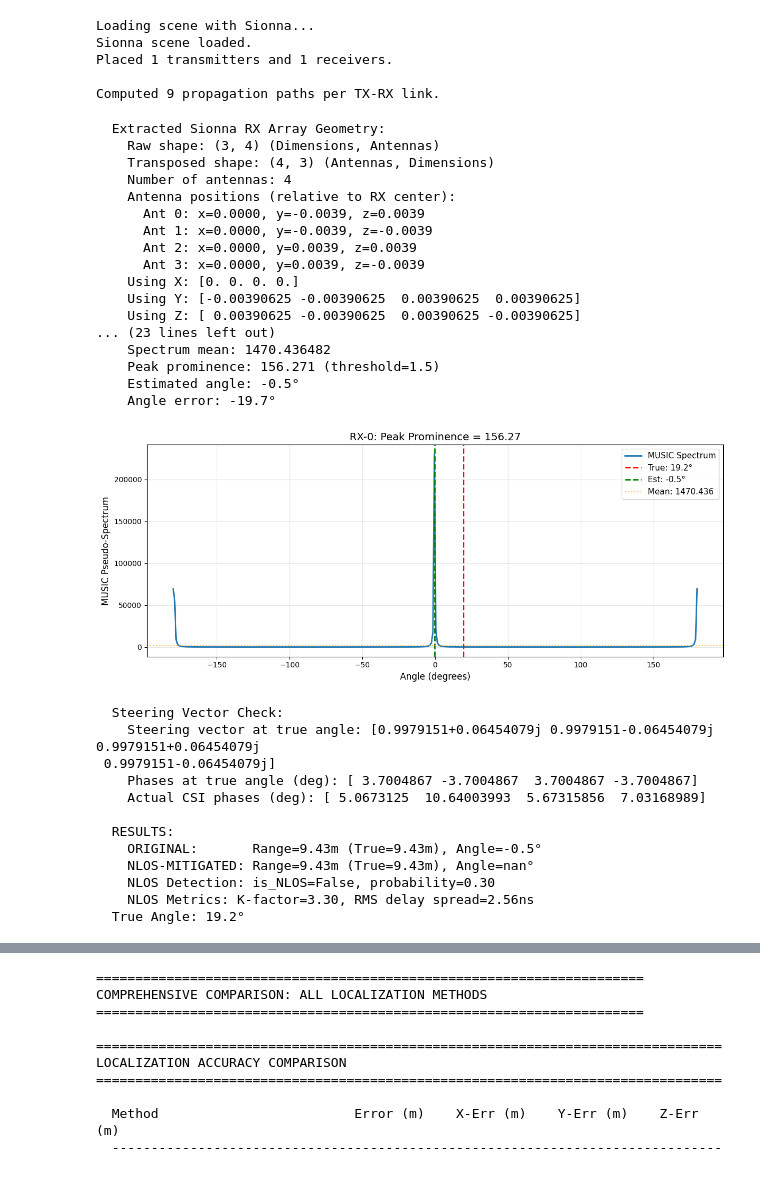
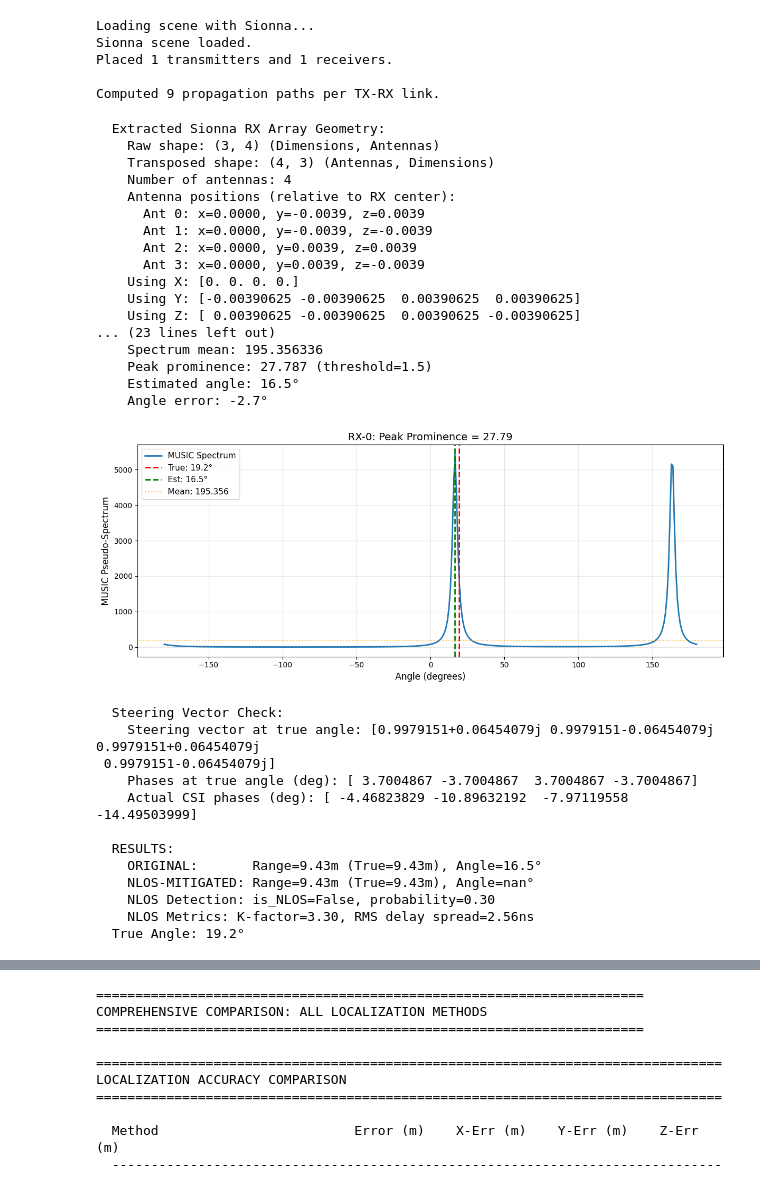
Before and after one commit to DaPhysikist/ECE257A_Project, a Jupyter notebook: sionna_data_gen/full_flow_4.0.0.ipynb, the cells around one changed output, grey strips where cells are left out. Saved outputs shown, nothing was run; the diff lists cells and outputs as text; code cells hidden in the pictures.

```diff
--- a/sionna_data_gen/full_flow_4.0.0.ipynb
+++ b/sionna_data_gen/full_flow_4.0.0.ipynb
@@ -853,20 +853,21 @@ for rx_idx in range(num_rx):
     # =========================================================================
     H_noisy = csi_mimo_ideal.copy()
 
-    H_noisy = add_antenna_offsets(H_noisy, ANTENNA_PHASE_STATIC_STD, ANTENNA_GAIN_STATIC_STD, rng)
-    H_noisy = add_cfo(H_noisy, CFO_PPM, subcarrier_indices, SUBCARRIER_SPACING, rng, CFO_JITTER_PPM)
-    H_noisy = add_snapshot_jitter(H_noisy, SNAPSHOT_PHASE_JITTER_STD, 0.0, rng)
+    # H_noisy = add_antenna_offsets(H_noisy, ANTENNA_PHASE_STATIC_STD, ANTENNA_GAIN_STATIC_STD, rng)
+    # H_noisy = add_cfo(H_noisy, CFO_PPM, subcarrier_indices, SUBCARRIER_SPACING, rng, CFO_JITTER_PPM)
+    # H_noisy = add_snapshot_jitter(H_noisy, SNAPSHOT_PHASE_JITTER_STD, 0.0, rng)
     H_noisy = add_awgn(H_noisy, SNR_DB, rng)
-    final_csi_noisy = quantize_complex(H_noisy, QUANTIZATION_BITS)
+    # final_csi_noisy = quantize_complex(H_noisy, QUANTIZATION_BITS)
+    final_csi_noisy = H_noisy
 
     # =========================================================================
     # 3. APPLY COMPENSATION
     # =========================================================================
     compensated_csi = final_csi_noisy.copy()
 
-    compensated_csi = compensate_cfo(compensated_csi, subcarrier_indices)
-    compensated_csi = compensate_phase_jitter(compensated_csi)
-    compensated_csi = compensate_antenna_offsets(compensated_csi)
+    # compensated_csi = compensate_cfo(compensated_csi, subcarrier_indices)
+    # compensated_csi = compensate_phase_jitter(compensated_csi)
+    # compensated_csi = compensate_antenna_offsets(compensated_csi)
 
     # Get path delays and amplitudes for both methods
     delays = tau_snap[rx_idx, target_tx_idx, :]
@@ -911,9 +912,9 @@ for rx_idx in range(num_rx):
     csi_phases = np.angle(compensated_csi[:, 0])  # First subcarrier
     print(f"    Actual CSI phases (deg): {np.rad2deg(csi_phases)}")
 
-    if peak_prominence < 1.5:
+    if peak_prominence < 3:
         estimated_angle = np.nan
-        print(f"  ⚠️  REJECTED: Peak prominence {peak_prominence:.3f} < 1.5")
+        print(f"  ⚠️  REJECTED: Peak prominence {peak_prominence:.3f} < 3")
 
     estimated_range = range_estimator.estimate_range_from_cir(delays, amplitudes)
 
@@ -931,46 +932,46 @@ for rx_idx in range(num_rx):
     if nlos_peak_prominence < 2: nlos_angle = np.nan
 
     nlos_range, is_nlos, nlos_prob = enhanced_range_estimator.estimate_range_nlos_mitigated(delays, amplitudes)
     _, _, nlos_metrics = enhanced_range_estimator.detect_nlos(delays, amplitudes)
 
     all_nlos_mitigated_ranges.append(nlos_range)
     all_nlos_mitigated_angles.append(float(nlos_angle))
     all_nlos_probabilities.append(nlos_prob)
 
     # Print comparison
     print(f"\n  RESULTS:")
     print(f"    ORIGINAL:       Range={estimated_range:.2f}m (True={true_range:.2f}m), Angle={np.rad2deg(estimated_angle):.1f}°")
     print(f"    NLOS-MITIGATED: Range={nlos_range:.2f}m (True={true_range:.2f}m), Angle={np.rad2deg(nlos_angle):.1f}°")
     print(f"    NLOS Detection: is_NLOS={is_nlos}, probability={nlos_prob:.2f}")
     print(f"    NLOS Metrics: K-factor={nlos_metrics['k_factor']:.2f}, RMS delay spread={nlos_metrics['rms_delay_spread']*1e9:.2f}ns")
     print(f"  True Angle: {np.rad2deg(true_angle):.1f}°")
 # %% [output]
   Extracted Sionna RX Array Geometry:
     Raw shape: (3, 4) (Dimensions, Antennas)
     Transposed shape: (4, 3) (Antennas, Dimensions)
     Number of antennas: 4
     Antenna positions (relative to RX center):
       Ant 0: x=0.0000, y=-0.0039, z=0.0039
       Ant 1: x=0.0000, y=-0.0039, z=-0.0039
       Ant 2: x=0.0000, y=0.0039, z=0.0039
       Ant 3: x=0.0000, y=0.0039, z=-0.0039
     Using X: [0. 0. 0. 0.]
     Using Y: [-0.00390625 -0.00390625  0.00390625  0.00390625]
     Using Z: [ 0.00390625 -0.00390625  0.00390625 -0.00390625]
 ... (23 lines left out)
-    Spectrum mean: 1470.436482
-    Peak prominence: 156.271 (threshold=1.5)
-    Estimated angle: -0.5°
-    Angle error: -19.7°
+    Spectrum mean: 195.356336
+    Peak prominence: 27.787 (threshold=1.5)
+    Estimated angle: 16.5°
+    Angle error: -2.7°
-[figure, old version]
+[figure, new version]
   Steering Vector Check:
     Steering vector at true angle: [0.9979151+0.06454079j 0.9979151-0.06454079j 0.9979151+0.06454079j
  0.9979151-0.06454079j]
     Phases at true angle (deg): [ 3.7004867 -3.7004867  3.7004867 -3.7004867]
-    Actual CSI phases (deg): [ 5.0673125  10.64003993  5.67315856  7.03168989]
+    Actual CSI phases (deg): [ -4.46823829 -10.89632192  -7.97119558 -14.49503999]
 
   RESULTS:
-    ORIGINAL:       Range=9.43m (True=9.43m), Angle=-0.5°
+    ORIGINAL:       Range=9.43m (True=9.43m), Angle=16.5°
     NLOS-MITIGATED: Range=9.43m (True=9.43m), Angle=nan°
     NLOS Detection: is_NLOS=False, probability=0.30
     NLOS Metrics: K-factor=3.30, RMS delay spread=2.56ns
```
Also changed, not shown: parts of 2 cells of this notebook.
